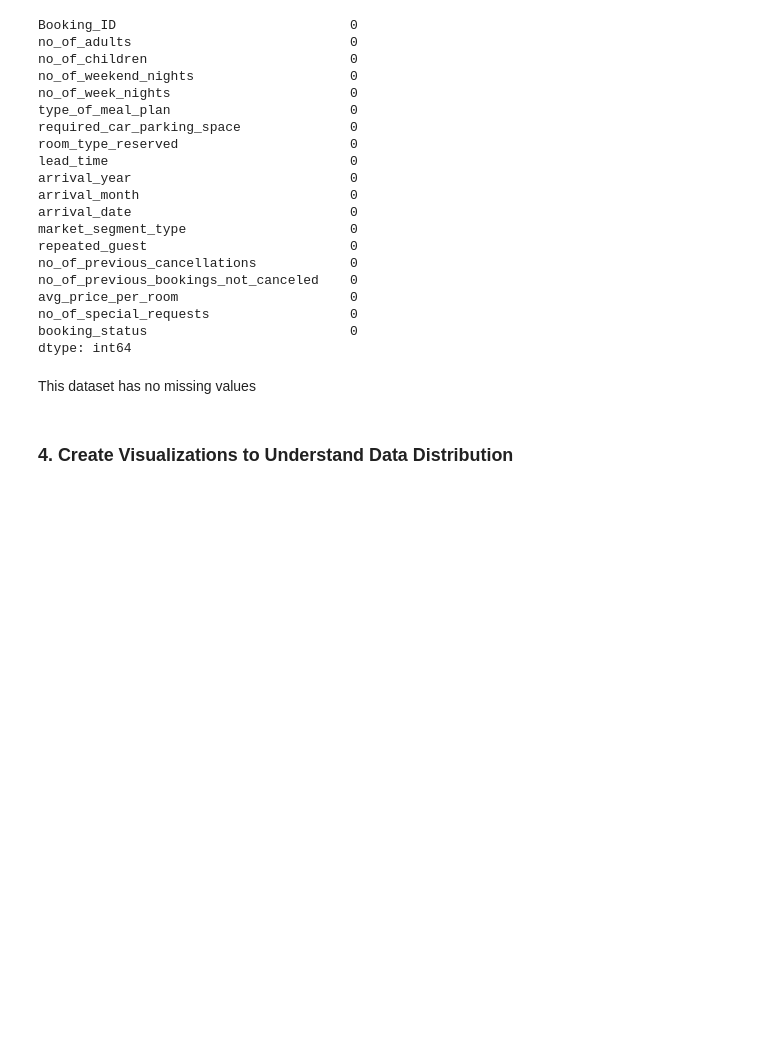
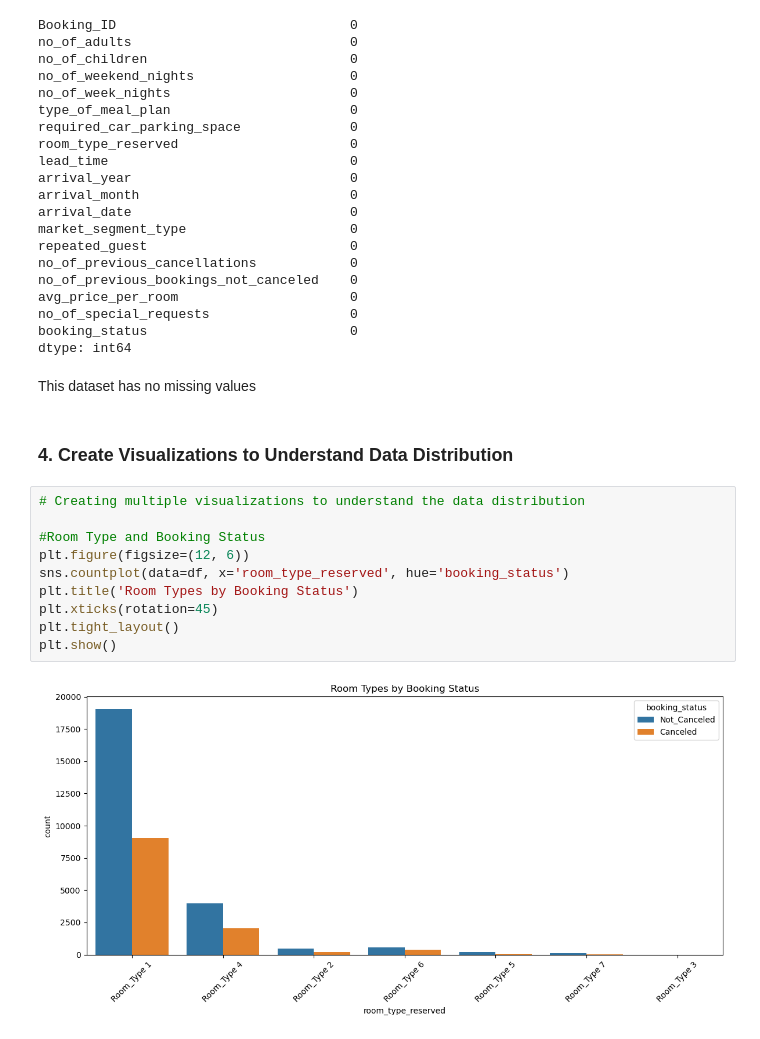
Before and after one commit to James-tech4/JAMES-PHASE-3-DSPT-8-PROJECT, a Jupyter notebook: project.ipynb, the cells around one changed output. Drawn from its saved outputs; the diff is of its cells as text; blank space fills up the shorter version.

```diff
--- a/project.ipynb
+++ b/project.ipynb
@@ -190,3 +190,15 @@ dtype: int64
 This dataset has no missing values
 # %% [markdown]
 ### 4. Create Visualizations to Understand Data Distribution
+# %%
+# Creating multiple visualizations to understand the data distribution
+
+#Room Type and Booking Status
+plt.figure(figsize=(12, 6))
+sns.countplot(data=df, x='room_type_reserved', hue='booking_status')
+plt.title('Room Types by Booking Status')
+plt.xticks(rotation=45)
+plt.tight_layout()
+plt.show()
+# %% [output]
+[figure, added]
```
Also changed, not shown: parts of 9 cells of this notebook.
